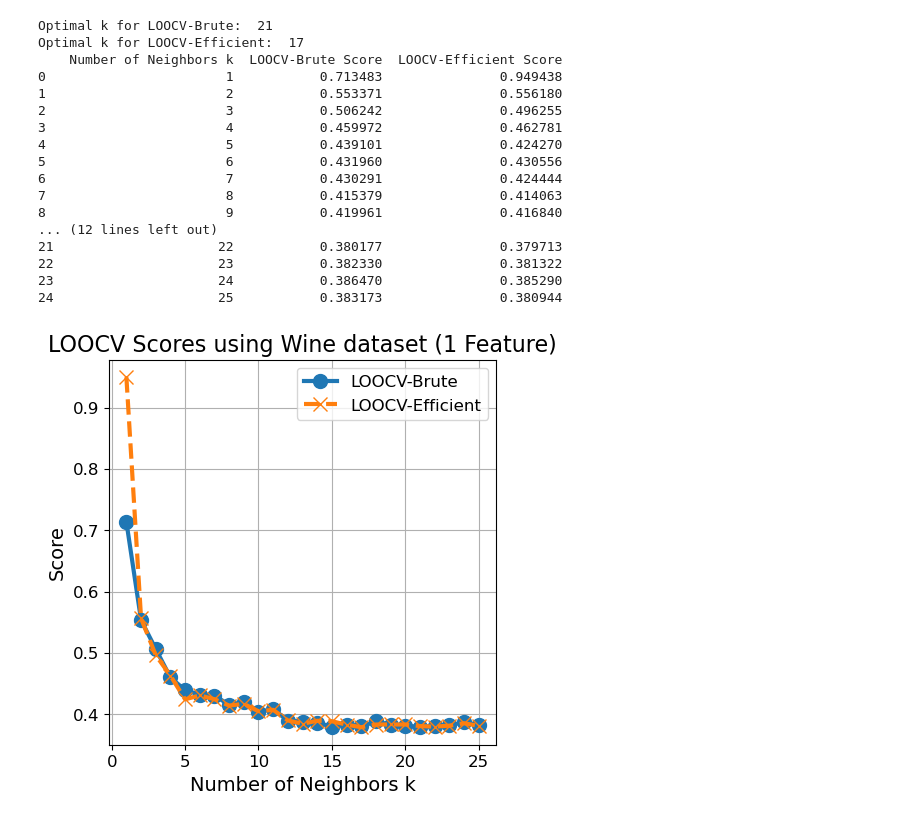
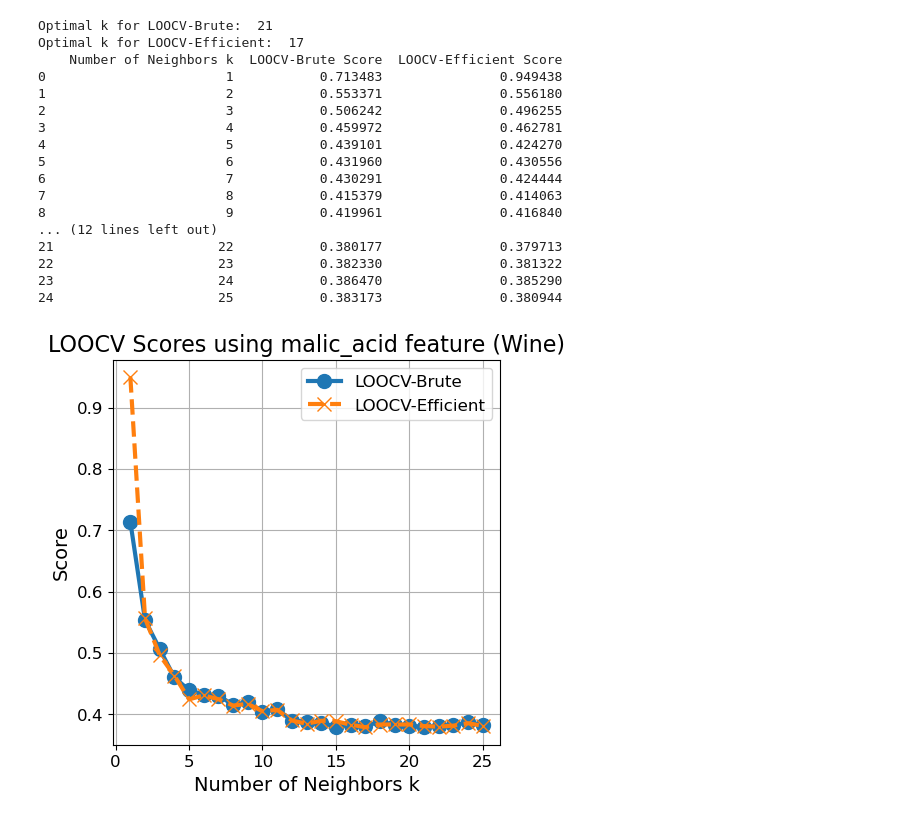
Before and after one commit to motonobuk/LOOCV-kNN, a Jupyter notebook: LOOCV-KNN-one-dim-input-var-k-wine-updated.ipynb, the cells around one changed output. Saved outputs shown, nothing was run; the diff lists cells and outputs as text; code cells hidden in the pictures.

```diff
--- a/LOOCV-KNN-one-dim-input-var-k-wine-updated.ipynb
+++ b/LOOCV-KNN-one-dim-input-var-k-wine-updated.ipynb
@@ -65,32 +65,32 @@ print("Optimal k for LOOCV-Efficient: ", optimal_k_efficient)
 print(results_df)
 
 # Plot LOOCV-Brute and LOOCV-Efficient Scores
 plt.figure(figsize=(5, 5))
 plt.plot(list(k_range), loo_scores_k, marker='o', markersize=10, linewidth=3, label='LOOCV-Brute')
 plt.plot(list(k_range), adjusted_scores_k, marker='x', markersize=10, linewidth=3, linestyle='--', label='LOOCV-Efficient')
-plt.title('LOOCV Scores using Wine dataset (1 Feature)', fontsize=16)
+plt.title('LOOCV Scores using malic_acid feature (Wine)', fontsize=16)
 plt.xlabel('Number of Neighbors k', fontsize=14)
 plt.ylabel('Score', fontsize=14)
 plt.legend(fontsize=12)
 plt.tick_params(axis='both', which='major', labelsize=12)
 plt.grid(True)
 plt.show()
 # %% [output]
 Optimal k for LOOCV-Brute:  21
 Optimal k for LOOCV-Efficient:  17
     Number of Neighbors k  LOOCV-Brute Score  LOOCV-Efficient Score
 0                       1           0.713483               0.949438
 1                       2           0.553371               0.556180
 2                       3           0.506242               0.496255
 3                       4           0.459972               0.462781
 4                       5           0.439101               0.424270
 5                       6           0.431960               0.430556
 6                       7           0.430291               0.424444
 7                       8           0.415379               0.414063
 8                       9           0.419961               0.416840
 ... (12 lines left out)
 21                     22           0.380177               0.379713
 22                     23           0.382330               0.381322
 23                     24           0.386470               0.385290
 24                     25           0.383173               0.380944
-[figure, old version]
+[figure, new version]
```
Also changed, not shown: 1 other file.
